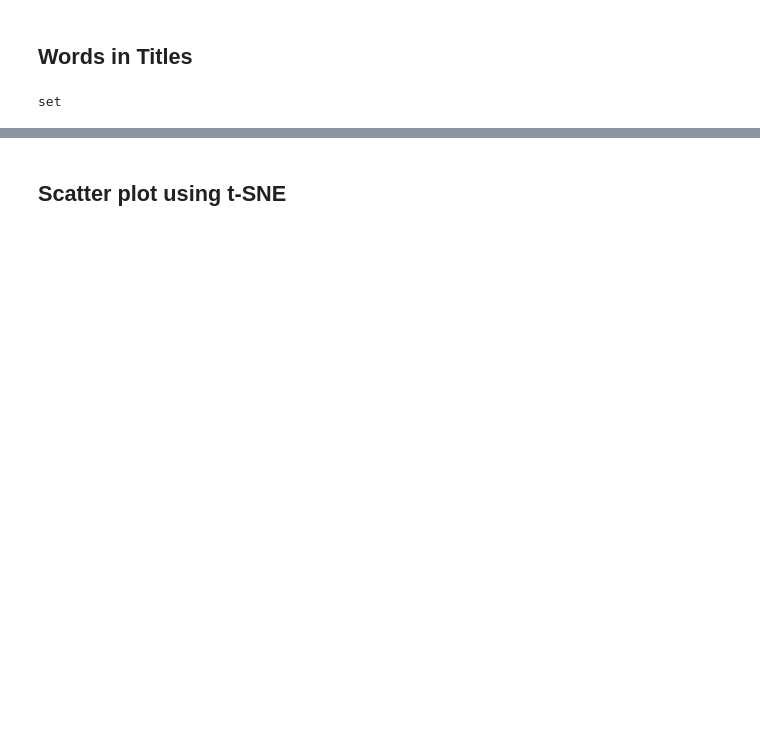
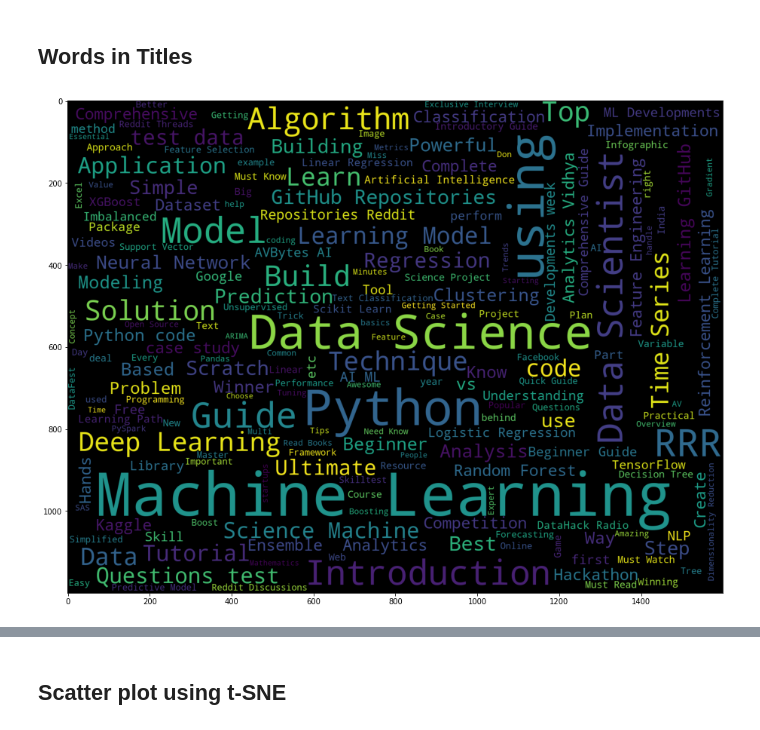
Before and after one commit to sanjaydasgupta/data-mining-of-website-articles, a Jupyter notebook: ml-blogs-eda.ipynb, the cells around one changed output, grey strips where cells are left out. Saved outputs shown, nothing was run; the diff lists cells and outputs as text; code cells hidden in the pictures; blank space fills up the shorter version.

Commit message:
Minor changes to improve wordcloud

```diff
--- a/ml-blogs-eda.ipynb
+++ b/ml-blogs-eda.ipynb
@@ -46,0 +32,11 @@ print(df2.shape)
+# %%
+patterns = [('regress.*', 'regress'), ('classif.*', 'classify'), ('cluster.*', 'cluster'), ('^r | r | r$', ' rrr ')]
+patterns = [(re.compile(pair[0], re.IGNORECASE), pair[1]) for pair in patterns]
+
+def clean(title):
+  title = ' '.join([tok.lemma_ for tok in spacy_instance(title.lower())])
+  for pattern in patterns:
+    title = re.sub(pattern[0], pattern[1], title)
+  return title
+
+df2['title_clean'] = df2['title'].map(clean)
@@ -47,7 +64,20 @@ print(df2.shape)
 # %% [markdown]
 ## Words in Titles
-# %%
-type(STOPWORDS)
-# %% [output]
-set
+# %%
+titles = df2['title'].str.cat(sep=' ')
+titles = re.sub('^R | R | R$', ' RRR ', titles)
+domain_words = """machine learn learning data science scientist using model
+ models guide introduction solution""".split()
+stopwords = set(list(STOPWORDS) + domain_words)
+
+wordcloud = WordCloud(width=1600, height=1200,
+                background_color='black',
+                stopwords=STOPWORDS,
+                min_font_size = 10).generate(titles)
+
+fig, ax = plt.subplots(1, 1, figsize = (16, 12))
+ax.imshow(wordcloud)
+None
+# %% [output]
+[figure, added]
 # %%
```
Also changed, not shown: parts of 8 cells of this notebook.
